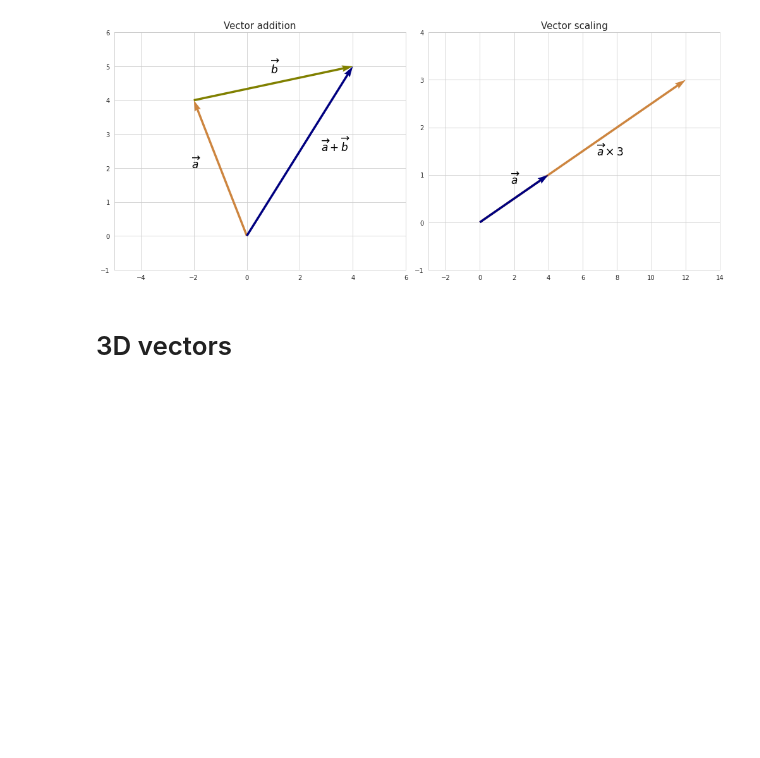
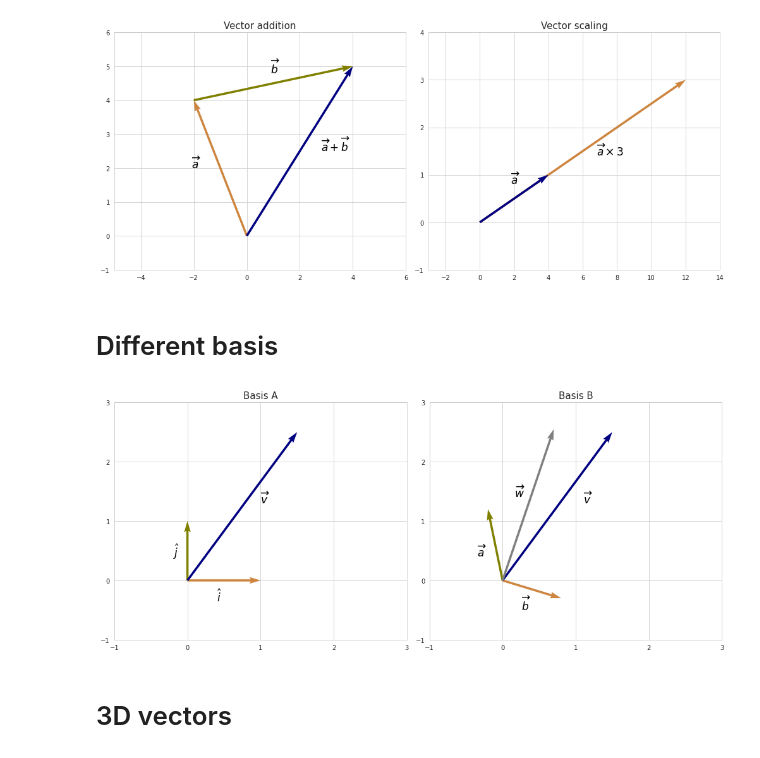
Before and after one commit to vzahorui/vzahorui.github.io, a Jupyter notebook: jupyter_notebooks/linear_algebra/Vectors.ipynb, the cells around one changed output. Cells and saved outputs as stored; diff of their text form; code cells hidden in the pictures; blank space fills up the shorter version.

Commit message:
added article on change of basis

```diff
--- a/jupyter_notebooks/linear_algebra/Vectors.ipynb
+++ b/jupyter_notebooks/linear_algebra/Vectors.ipynb
@@ -42,6 +42,47 @@ plt.tight_layout()
 plt.savefig('../../assets/images/linear_algebra/simple_vectors.png', bbox_inches='tight');
 # %% [output]
 [figure]
+# %% [markdown]
+# Different basis
+# %%
+with sns.axes_style('whitegrid'):
+    fig, ax = plt.subplots(1, 2, figsize=(14, 6))
+
+ax[0].set_xlim(-1, 3)
+ax[0].set_ylim(-1, 3)
+ax[0].set_xticks(np.arange(-1, 4, 1.0))
+ax[0].set_yticks(np.arange(-1, 4, 1.0))
+ax[0].quiver([0, 0, 0], # x origin
+             [0, 0, 0], # y origin
+             [1, 0, 1.5], # x end
+             [0, 1, 2.5], # y end
+             color=['peru', 'olive', 'navy'], lw=0.7,
+             angles='xy', scale_units='xy', scale=1)
+ax[0].text(-0.2, 0.4, '$\hat{j}$', fontsize=17)
+ax[0].text(0.4, -0.35, '$\hat{i}$', fontsize=17)
+ax[0].text(1, 1.3, '$\overrightarrow{v}$', fontsize=17)
+ax[0].set_title('Basis A', fontsize=15)
+
+ax[1].set_xlim(-1, 3)
+ax[1].set_ylim(-1, 3)
+ax[1].set_xticks(np.arange(-1, 4, 1.0))
+ax[1].set_yticks(np.arange(-1, 4, 1.0))
+ax[1].quiver([0, 0, 0, 0], # x origin
+             [0, 0, 0, 0], # y origin
+             [0.8, -0.2, 1.5, 0.7], # x end
+             [-0.3, 1.2, 2.5, 2.55], # y end
+             color=['peru', 'olive', 'navy', 'grey'], lw=0.7,
+             angles='xy', scale_units='xy', scale=1)
+ax[1].text(-0.35, 0.4, '$\overrightarrow{a}$', fontsize=17)
+ax[1].text(0.26, -0.5, '$\overrightarrow{b}$', fontsize=17)
+ax[1].text(0.16, 1.4, '$\overrightarrow{w}$', fontsize=17)
+ax[1].text(1.1, 1.3, '$\overrightarrow{v}$', fontsize=17)
+ax[1].set_title('Basis B', fontsize=15)
+
+plt.tight_layout()
+plt.savefig('../../assets/images/linear_algebra/different_basis.png', bbox_inches='tight');
+# %% [output]
+[figure, added]
 # %% [markdown]
 # 3D vectors
 # %%
```
Also changed, not shown: 2 other files.
